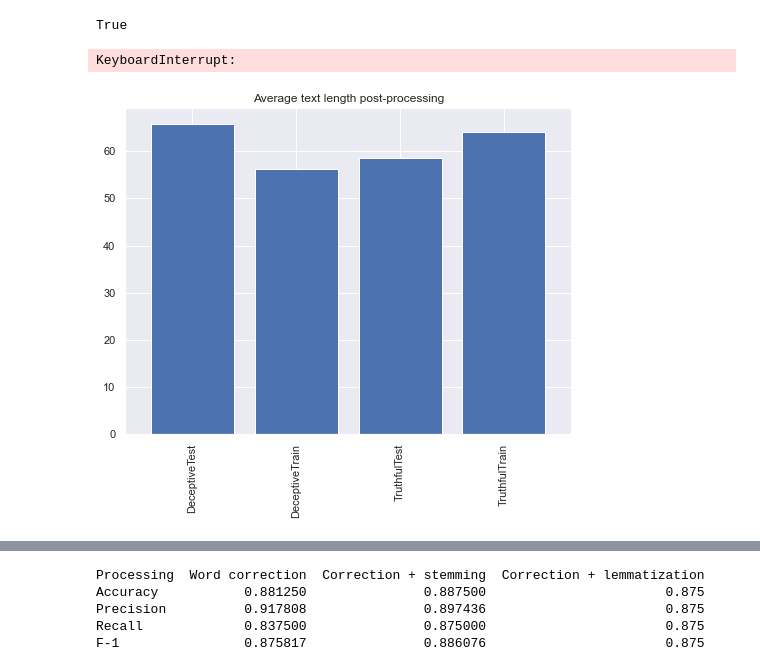
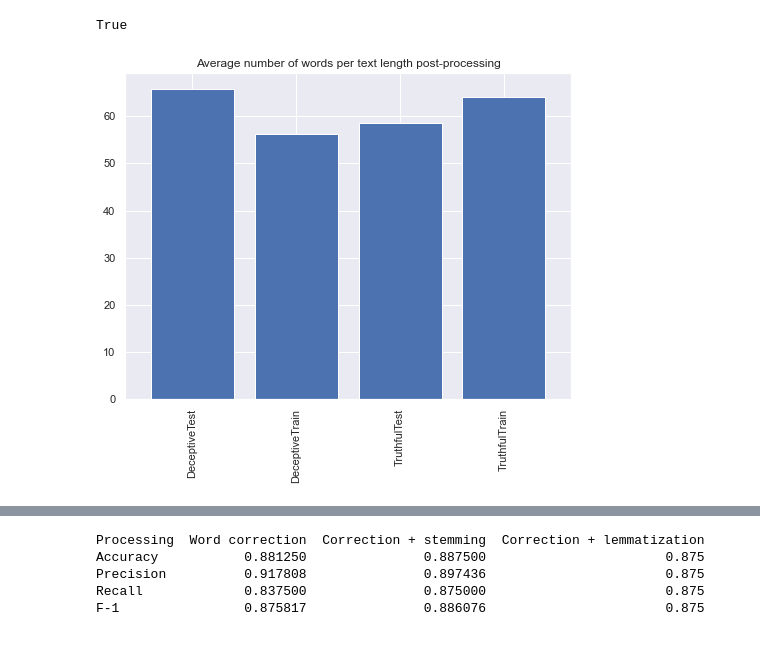
Before and after one commit to beld78/ARM-Paper, a Jupyter notebook: Analysis.ipynb, the cells around one changed output, grey strips where cells are left out. Drawn from its saved outputs; the diff is of its cells as text; code cells hidden in the pictures.

```diff
--- a/Analysis.ipynb
+++ b/Analysis.ipynb
@@ -163,28 +161,26 @@ truthful_train = getData(r"data\truthful\train")
 # %%
-post_deceptive_test, post_deceptive_test_stem, post_deceptive_test_lemmatized = preprocess(deceptive_test, allPreprocessing = True)
-post_deceptive_train, post_deceptive_train_stem, post_deceptive_train_lemmatized = preprocess(deceptive_train, allPreprocessing = True)
-post_truthful_test, post_truthful_test_stem, post_truthful_test_lemmatized = preprocess(truthful_test, allPreprocessing = True)
-post_truthful_train, post_truthful_train_stem, post_truthful_train_lemmatized = preprocess(truthful_train, allPreprocessing = True)
+# post_deceptive_test, post_deceptive_test_stem, post_deceptive_test_lemmatized = preprocess(deceptive_test, allPreprocessing = True)
+# post_deceptive_train, post_deceptive_train_stem, post_deceptive_train_lemmatized = preprocess(deceptive_train, allPreprocessing = True)
+# post_truthful_test, post_truthful_test_stem, post_truthful_test_lemmatized = preprocess(truthful_test, allPreprocessing = True)
+# post_truthful_train, post_truthful_train_stem, post_truthful_train_lemmatized = preprocess(truthful_train, allPreprocessing = True)
-# %% [output]
-KeyboardInterrupt:
 # %%
-# post_deceptive_test = preprocess(deceptive_test)
-# post_deceptive_train = preprocess(deceptive_train)
-# post_truthful_test = preprocess(truthful_test)
-# post_truthful_train = preprocess(truthful_train)
+post_deceptive_test = preprocess(deceptive_test)
+post_deceptive_train = preprocess(deceptive_train)
+post_truthful_test = preprocess(truthful_test)
+post_truthful_train = preprocess(truthful_train)
 # %%
 postAvgWordDeceptiveTest = avgWordCount(post_deceptive_test)
 postAvgWordDeceptiveTrain = avgWordCount(post_deceptive_train)
 postAvgWordTtruthfulTest = avgWordCount(post_truthful_test)
 postAvgWordTruthfulTrain = avgWordCount(post_truthful_train)
 
 
 metrics_df = pd.DataFrame([postAvgWordDeceptiveTest, postAvgWordDeceptiveTrain, postAvgWordTtruthfulTest, postAvgWordTruthfulTrain], columns=["Post-processing"], index=["DeceptiveTest", "DeceptiveTrain", "TruthfulTest", "TruthfulTrain"])
 metrics_df.plot(kind='bar', legend=False, width=0.8, figsize=(8,6))
-plt.title("Average text length post-processing")
+plt.title("Average number of words per text length post-processing")
 plt.show()
 # %% [output]
-[figure, old version]
+[figure, new version]
 # %%
 # bag of words dataset creation
 # create array with test and train data
```
Also changed, not shown: parts of 19 cells of this notebook.
